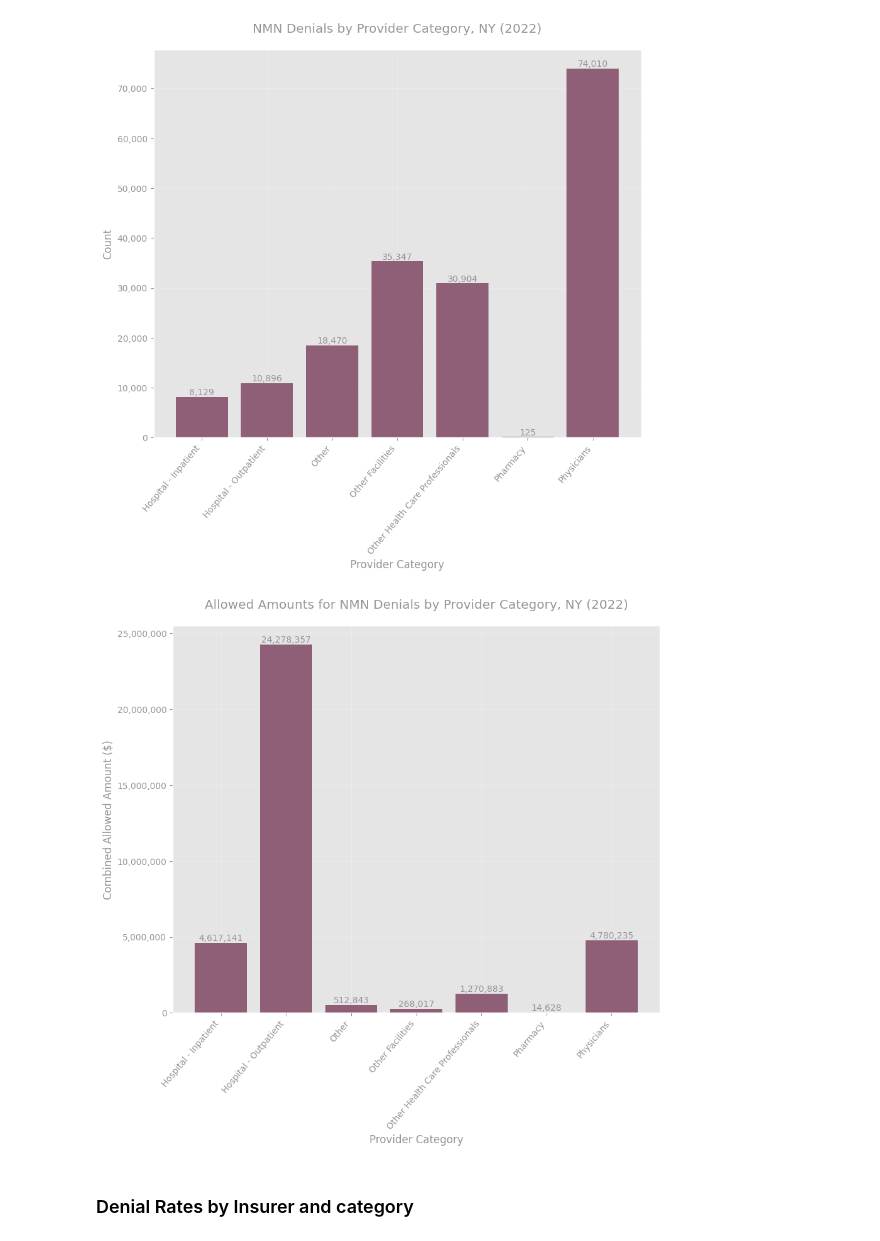
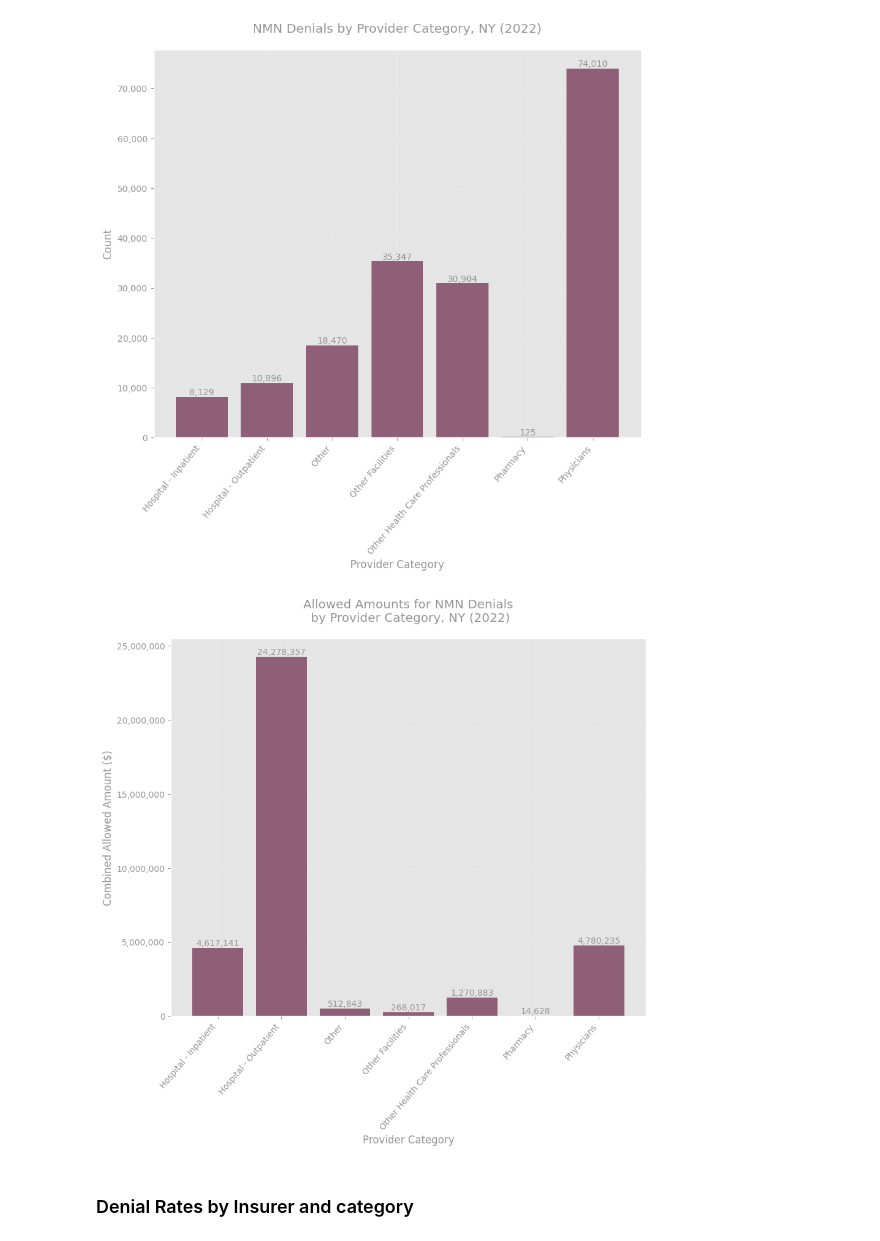
Before and after one commit to TPAFS/investigations, a Jupyter notebook: investigations/claims_denials/nys_claims_reports.ipynb, the cells around one changed output. Cells and saved outputs as stored; diff of their text form; code cells hidden in the pictures.

```diff
--- a/investigations/claims_denials/nys_claims_reports.ipynb
+++ b/investigations/claims_denials/nys_claims_reports.ipynb
@@ -1021,22 +1021,22 @@ plot_bar(
 # %%
 bar_names = list(provider_agg["provider_category"].values)
 bar_vals = list(provider_agg["claims_denied_nmn_allowed"].values)
-title = f"Allowed Amounts for NMN Denials by Provider Category, NY (2022)"
+title = f"Allowed Amounts for NMN Denials\n by Provider Category, NY (2022)"
 val_axis_label = "Combined Allowed Amount ($)"
 cat_axis_label = "Provider Category"
 
 plot_bar(
     bar_names,
     bar_vals,
     title=title,
     val_axis_label=val_axis_label,
     cat_axis_label=cat_axis_label,
     bar_label=True,
     save_path=os.path.join(OUTPUT_IMAGE_DIR, "nmn_allowed_amts_by_provider_cat.png"),
     figsize=(10, 8),
 )
 # %% [output]
-[figure, old version]
+[figure, new version]
 # %% [markdown]
 ### Denial Rates by Insurer and category
 # %%
```
Also changed, not shown: parts of 2 cells of this notebook.
